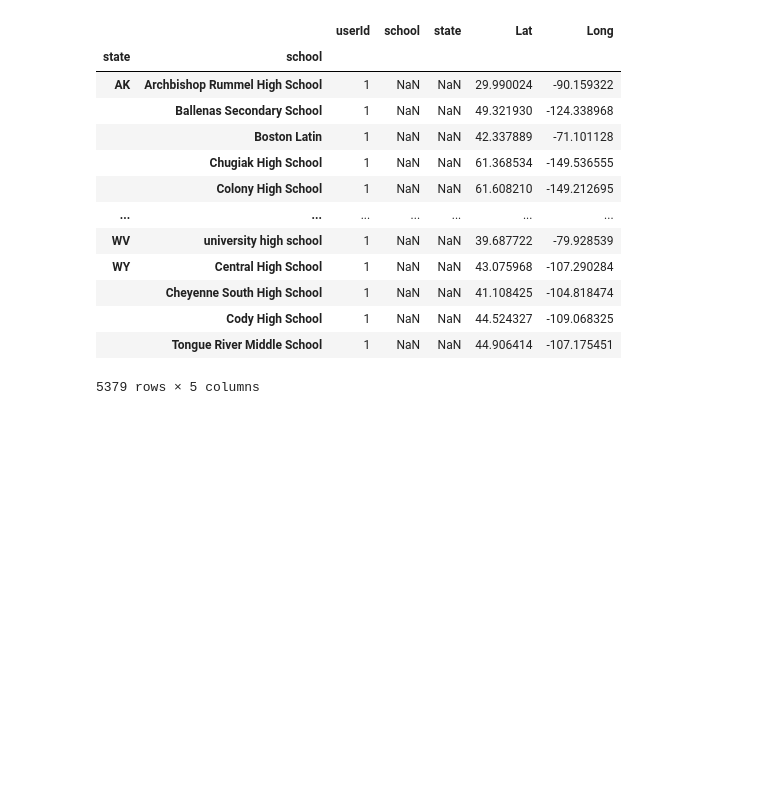
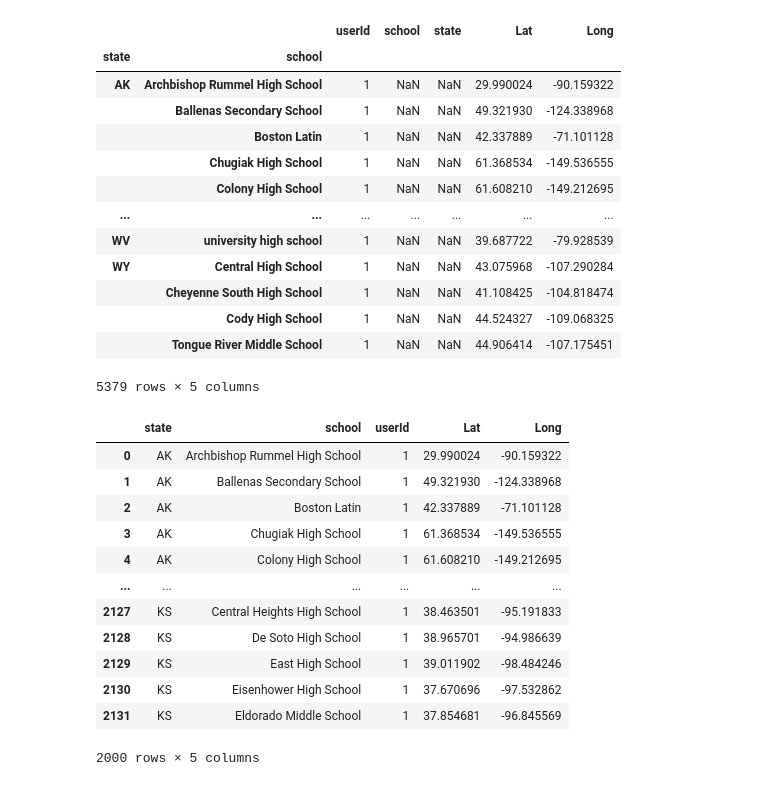
Before and after one commit to SimplyKP22/Moneyball-Project-1, a Jupyter notebook: Moneyball API.ipynb, the cells around one changed output. Saved outputs shown, nothing was run; the diff lists cells and outputs as text; code cells hidden in the pictures; blank space fills up the shorter version.

```diff
--- a/Moneyball API.ipynb
+++ b/Moneyball API.ipynb
@@ -330,3 +331,25 @@ School_State_df
 5379 rows × 5 columns
 # %%
 School_State_df.to_csv("School_State_Data.csv", index=True, header=True)
+# %%
+school_state_data_csv= "School_State_Data.csv"
+school_df = pd.read_csv(school_state_data_csv)
+school_clean_df = school_df.drop(columns=['school.1','state.1'])
+school_nonan_df = school_clean_df.dropna(how = 'any')
+# school_nonan_df
+small_df = school_nonan_df.head(2000)
+small_df
+# %% [output]
+|  | state | school | userId | Lat | Long |
+| 0 | AK | Archbishop Rummel High School | 1 | 29.990024 | -90.159322 |
+| 1 | AK | Ballenas Secondary School | 1 | 49.321930 | -124.338968 |
+| 2 | AK | Boston Latin | 1 | 42.337889 | -71.101128 |
+| 3 | AK | Chugiak High School | 1 | 61.368534 | -149.536555 |
+| 4 | AK | Colony High School | 1 | 61.608210 | -149.212695 |
+| ... | ... | ... | ... | ... | ... |
+| 2127 | KS | Central Heights High School | 1 | 38.463501 | -95.191833 |
+| 2128 | KS | De Soto High School | 1 | 38.965701 | -94.986639 |
+| 2129 | KS | East High School | 1 | 39.011902 | -98.484246 |
+| 2130 | KS | Eisenhower High School | 1 | 37.670696 | -97.532862 |
+| 2131 | KS | Eldorado Middle School | 1 | 37.854681 | -96.845569 |
+2000 rows × 5 columns
```
Also changed, not shown: parts of 3 cells of this notebook.
